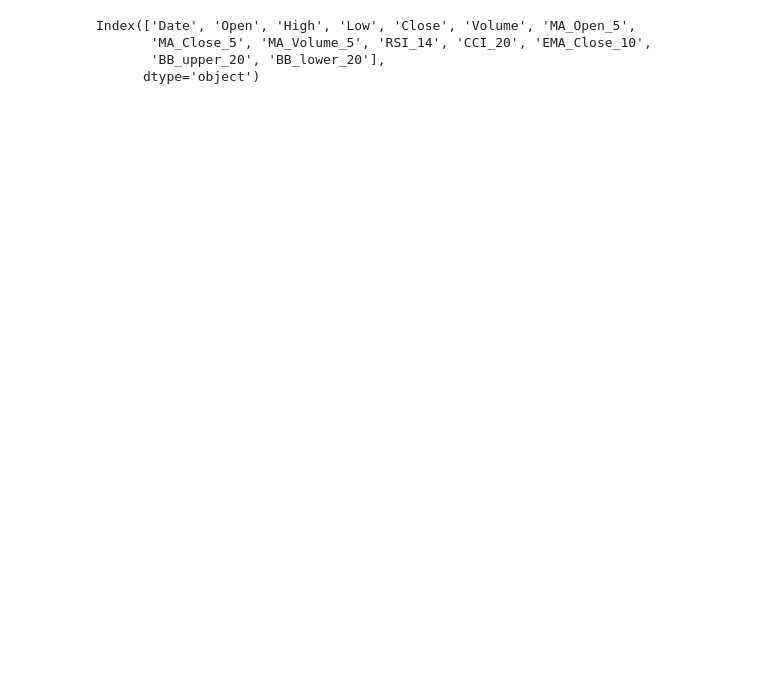
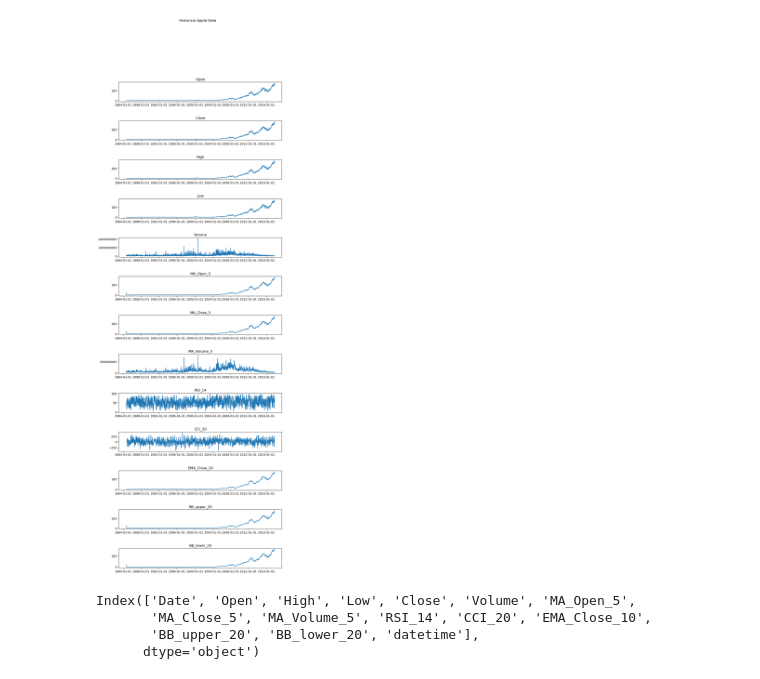
Before and after one commit to OwenKing2/CIS-3715-Final-Project, a Jupyter notebook: dataVisualization.ipynb, the cells around one changed output. Drawn from its saved outputs; the diff is of its cells as text; code cells hidden in the pictures; blank space fills up the shorter version.

```diff
--- a/dataVisualization.ipynb
+++ b/dataVisualization.ipynb
@@ -85,35 +87,36 @@ df['BB_lower_20'] = sma - 2 * std
 # Few rows where rolling average cannot be computed
 df[df.columns.difference(['Date'])] = df[df.columns.difference(['Date'])].apply(lambda x: x.fillna(x.mean()))
 # %%
-# import matplotlib.dates as mdates
+import matplotlib.dates as mdates
 
-# # convert date column to datetime format
-# df['datetime'] = pd.to_datetime(df['Date'])
+# convert date column to datetime format
+df['datetime'] = pd.to_datetime(df['Date'])
 
-# # create subplots
-# fig, axes = plt.subplots(nrows=13, ncols=1, figsize=(10, 30))
+# create subplots
+fig, axes = plt.subplots(nrows=13, ncols=1, figsize=(10, 30))
 
-# fig.subplots_adjust(hspace=1,wspace=1)
+fig.subplots_adjust(hspace=1,wspace=1)
 
-# # iterate over features and plot each one
-# for i, feature in enumerate(['Open', 'Close', 'High', 'Low', 'Volume',
-#                              'MA_Open_5', 'MA_Close_5', 'MA_Volume_5', 'RSI_14', 'CCI_20',
-#                             'EMA_Close_10', 'BB_upper_20', 'BB_lower_20']):
-#     ax = axes[i]
-#     ax.plot(df['datetime'], df[feature])
-#     # ax.set_xlabel('Date')
-#     #ax.set_ylabel(feature)
-#     ax.ticklabel_format(style='plain', axis='y', scilimits=(0,0), useOffset=False)
-#     ax.set_title(feature)
-#     ax.xaxis.set_major_formatter(mdates.DateFormatter('%Y-%m-%d'))
+# iterate over features and plot each one
+for i, feature in enumerate(['Open', 'Close', 'High', 'Low', 'Volume',
+                             'MA_Open_5', 'MA_Close_5', 'MA_Volume_5', 'RSI_14', 'CCI_20',
+                            'EMA_Close_10', 'BB_upper_20', 'BB_lower_20']):
+    ax = axes[i]
+    ax.plot(df['datetime'], df[feature])
+    # ax.set_xlabel('Date')
+    #ax.set_ylabel(feature)
+    ax.ticklabel_format(style='plain', axis='y', scilimits=(0,0), useOffset=False)
+    ax.set_title(feature)
+    ax.xaxis.set_major_formatter(mdates.DateFormatter('%Y-%m-%d'))
 
-# # add title to the figure
-# fig.suptitle('Historical Apple Data')
-# plt.show()
+# add title to the figure
+fig.suptitle('Historical Apple Data')
+plt.show()
 
 print(df.columns)
 # %% [output]
+[figure, added]
 Index(['Date', 'Open', 'High', 'Low', 'Close', 'Volume', 'MA_Open_5',
        'MA_Close_5', 'MA_Volume_5', 'RSI_14', 'CCI_20', 'EMA_Close_10',
-       'BB_upper_20', 'BB_lower_20'],
+       'BB_upper_20', 'BB_lower_20', 'datetime'],
       dtype='object')
```
Also changed, not shown: parts of 6 cells of this notebook, 2 other files.
